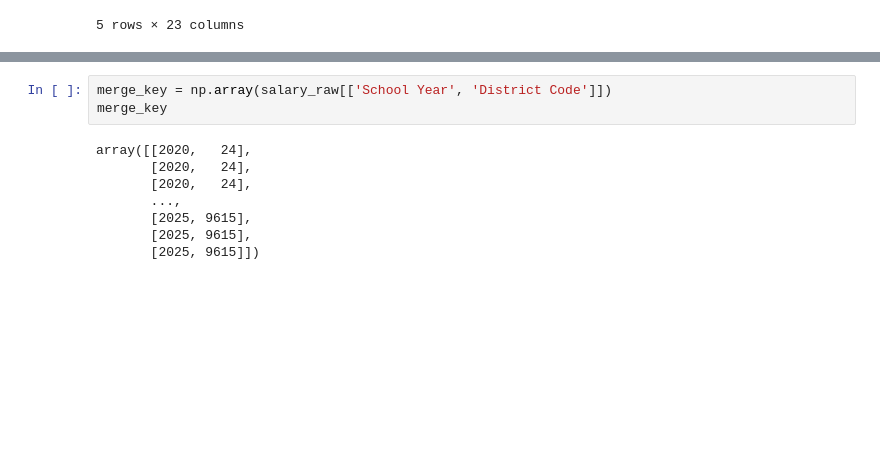
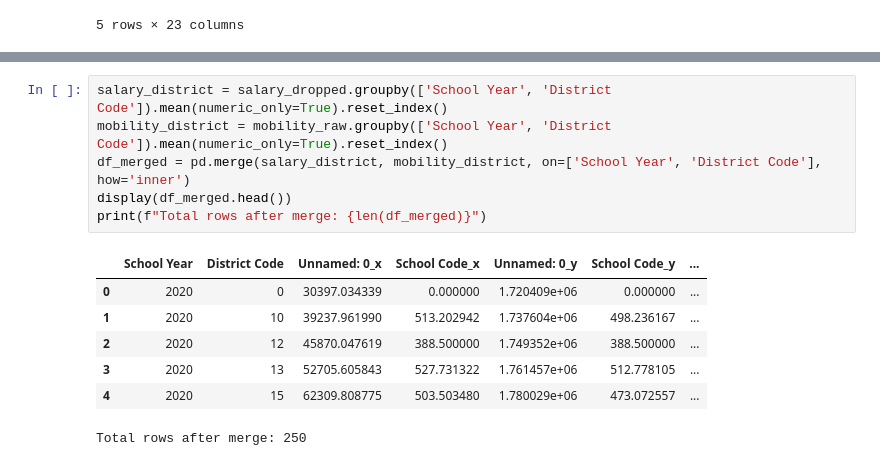
Before and after one commit to jrsjoro-ux/Data_Quest, a Jupyter notebook: Education_Data.ipynb, the cells around one changed output, grey strips where cells are left out. Saved outputs shown, nothing was run; the diff lists cells and outputs as text; blank space fills up the shorter version.

Commit message:
added merge and stuff

```diff
--- a/Education_Data.ipynb
+++ b/Education_Data.ipynb
@@ -52,13 +52,16 @@ salary_dropped.head()
 | 3 | 3 | 2020 | 24 | Smyrna School District | 697 | Smyrna Administrative Office | White | All Educators | ... |
 | 4 | 4 | 2020 | 24 | Smyrna School District | 697 | Smyrna Administrative Office | White | All Educators | ... |
 # %%
-merge_key = np.array(salary_raw[['School Year', 'District Code']])
-merge_key
+salary_district = salary_dropped.groupby(['School Year', 'District Code']).mean(numeric_only=True).reset_index()
+mobility_district = mobility_raw.groupby(['School Year', 'District Code']).mean(numeric_only=True).reset_index()
+df_merged = pd.merge(salary_district, mobility_district, on=['School Year', 'District Code'], how='inner')
+display(df_merged.head())
+print(f"Total rows after merge: {len(df_merged)}")
 # %% [output]
+|  | School Year | District Code | Unnamed: 0_x | School Code_x | Unnamed: 0_y | School Code_y | ... |
+| 0 | 2020 | 0 | 30397.034339 | 0.000000 | 1.720409e+06 | 0.000000 | ... |
+| 1 | 2020 | 10 | 39237.961990 | 513.202942 | 1.737604e+06 | 498.236167 | ... |
+| 2 | 2020 | 12 | 45870.047619 | 388.500000 | 1.749352e+06 | 388.500000 | ... |
+| 3 | 2020 | 13 | 52705.605843 | 527.731322 | 1.761457e+06 | 512.778105 | ... |
+| 4 | 2020 | 15 | 62309.808775 | 503.503480 | 1.780029e+06 | 473.072557 | ... |
-array([[2020,   24],
-       [2020,   24],
-       [2020,   24],
-       ...,
-       [2025, 9615],
-       [2025, 9615],
-       [2025, 9615]])
+Total rows after merge: 250
```
Also changed, not shown: parts of 2 cells of this notebook.
